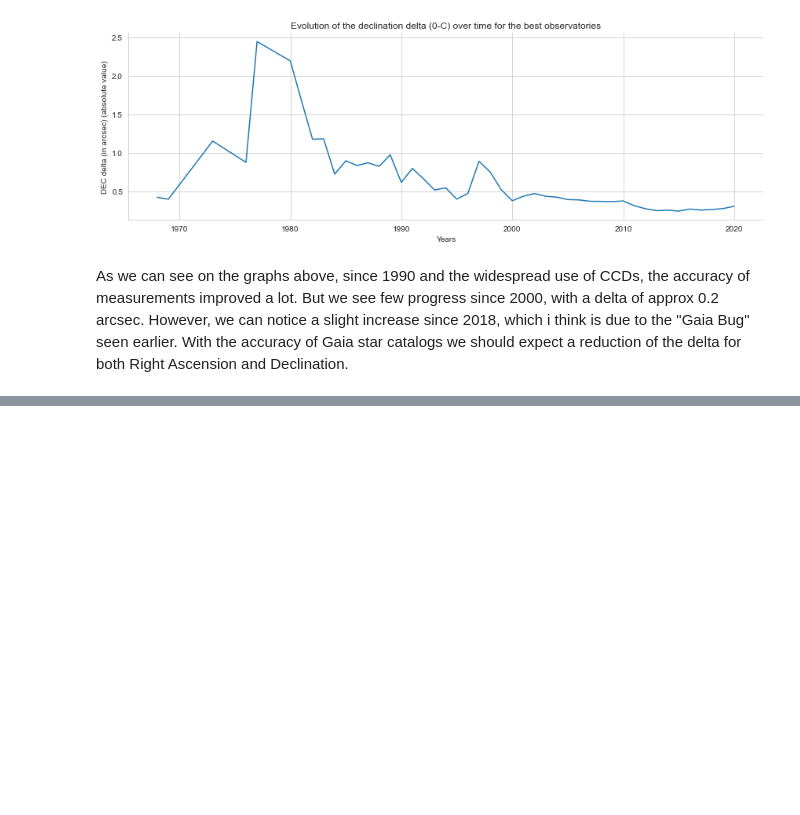
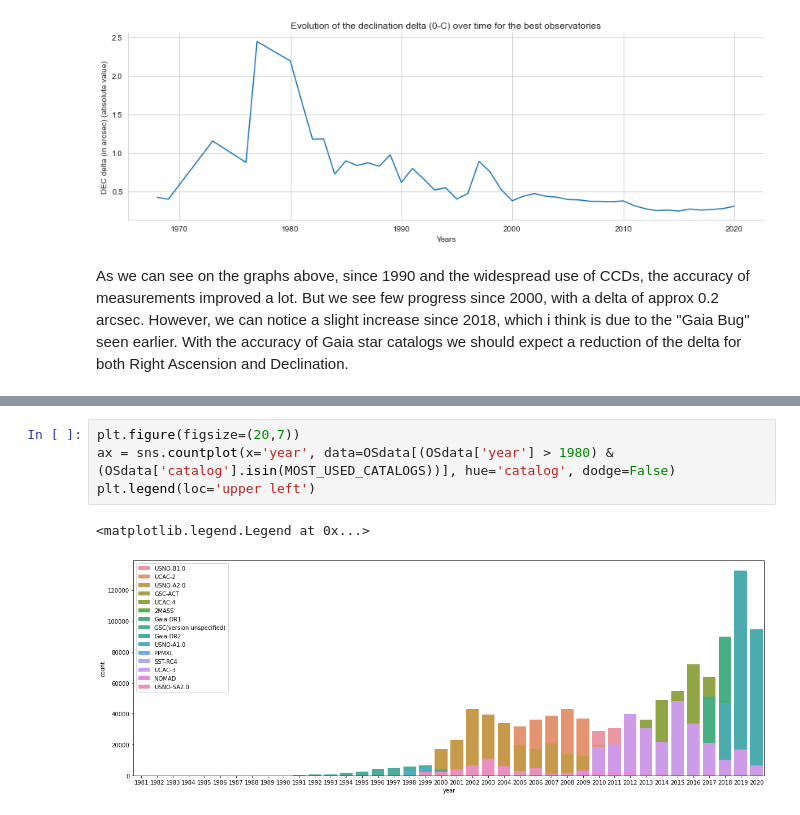
Before and after one commit to Keith-Maxwell/DynAstVO-Stats, a Jupyter notebook: Visualisation_DynAstVO.ipynb, the cells around one changed output, grey strips where cells are left out. Drawn from its saved outputs; the diff is of its cells as text; blank space fills up the shorter version.

```diff
--- a/Visualisation_DynAstVO.ipynb
+++ b/Visualisation_DynAstVO.ipynb
@@ -156,0 +168,7 @@ As we can see on the graphs above, since 1990 and the widespread use of CCDs, th
+# %%
+plt.figure(figsize=(20,7))
+ax = sns.countplot(x='year', data=OSdata[(OSdata['year'] > 1980) & (OSdata['catalog'].isin(MOST_USED_CATALOGS))], hue='catalog', dodge=False)
+plt.legend(loc='upper left')
+# %% [output]
+<matplotlib.legend.Legend at 0x...>
+[figure, added]
```
Also changed, not shown: parts of 8 cells of this notebook, 2 other files.
